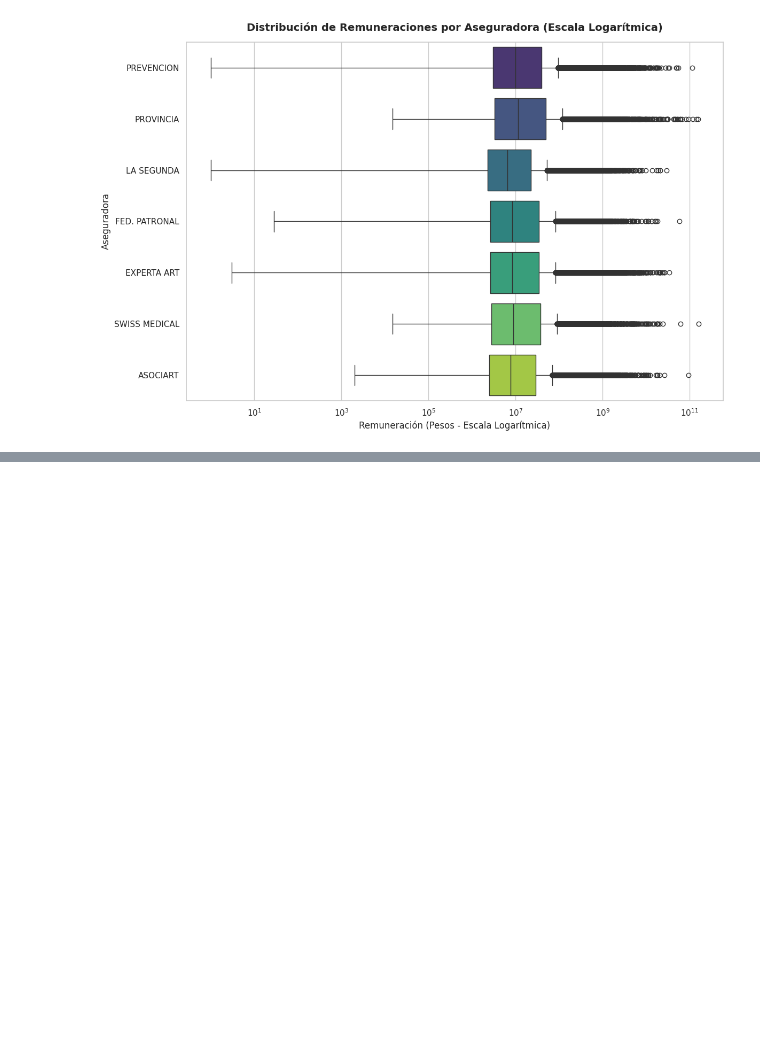
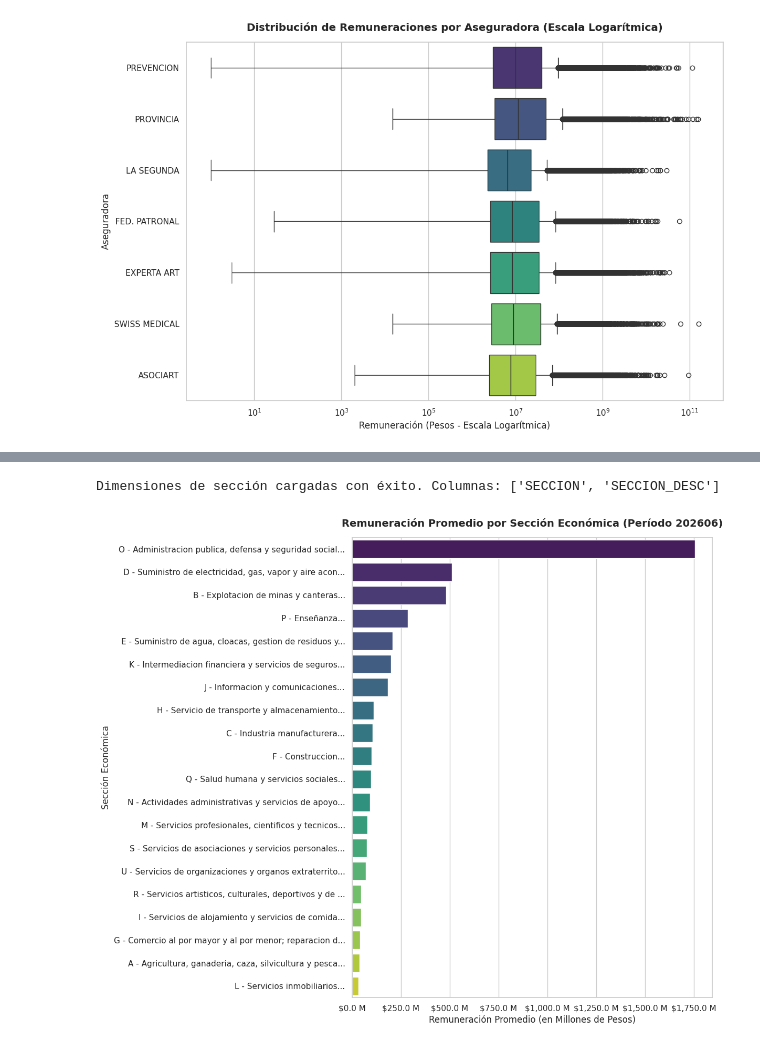
Before and after one commit to angiecognioulhanicq/Proyecto-integrador, a Jupyter notebook: trabajo_final_utn.ipynb, the cells around one changed output, grey strips where cells are left out. Cells and saved outputs as stored; diff of their text form; code cells hidden in the pictures; blank space fills up the shorter version.

```diff
--- a/trabajo_final_utn.ipynb
+++ b/trabajo_final_utn.ipynb
@@ -358,0 +389,55 @@ plt.show()
+# %%
+import pandas as pd
+import seaborn as sns
+import matplotlib.pyplot as plt
+import matplotlib.ticker as ticker
+
+try:
+    # Cargar el archivo de dimensiones de sección
+    dim_seccion = pd.read_excel('Dim_SECCION[1].xlsx')
+    print("Dimensiones de sección cargadas con éxito. Columnas:", dim_seccion.columns.tolist())
+
+    # Unir usando la columna correcta 'SECCION' de las dimensiones
+    promedio_con_desc = pd.merge(
+        promedio_remuneracion_seccion,
+        dim_seccion,
+        left_on='seccion',
+        right_on='SECCION',
+        how='left'
+    )
+
+    # Crear una etiqueta combinada (Código + Descripción corta) para el eje Y
+    promedio_con_desc['Sección_Etiqueta'] = promedio_con_desc['seccion'] + ' - ' + promedio_con_desc['SECCION_DESC'].str[:50] + '...'
+
+except Exception as e:
+    print("No se pudo unir con las descripciones. Usaremos los códigos de sección. Error:", e)
+    promedio_con_desc = promedio_remuneracion_seccion.copy()
+    promedio_con_desc['Sección_Etiqueta'] = promedio_con_desc['seccion']
+
+# Configurar el estilo y tamaño de la figura
+sns.set_theme(style="whitegrid")
+plt.figure(figsize=(12, 10))
+
+# Crear el gráfico de barras horizontal
+ax = sns.barplot(
+    x='promedio_remuneracion',
+    y='Sección_Etiqueta',
+    data=promedio_con_desc,
+    palette='viridis',
+    hue='Sección_Etiqueta',
+    legend=False
+)
+
+# Configurar títulos y etiquetas
+plt.title('Remuneración Promedio por Sección Económica (Período 202606)', fontsize=14, fontweight='bold', pad=15)
+plt.xlabel('Remuneración Promedio (en Millones de Pesos)', fontsize=12)
+plt.ylabel('Sección Económica', fontsize=12)
+
+# Dar formato de millones al eje X para mayor legibilidad
+ax.xaxis.set_major_formatter(ticker.FuncFormatter(lambda x, pos: f'${x*1e-6:,.1f} M'))
+
+plt.tight_layout()
+plt.show()
+# %% [output]
+Dimensiones de sección cargadas con éxito. Columnas: ['SECCION', 'SECCION_DESC']
+[figure, added]
```
Also changed, not shown: parts of 3 cells of this notebook.
